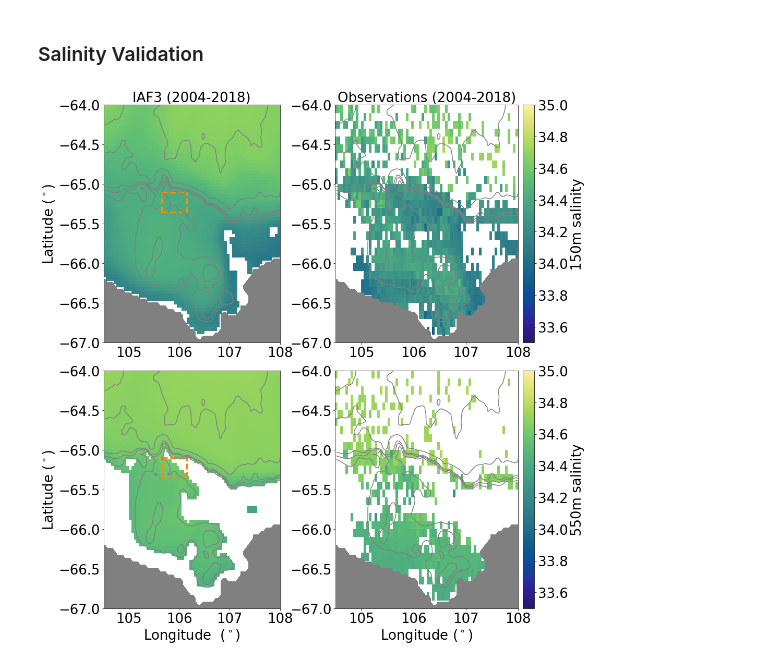
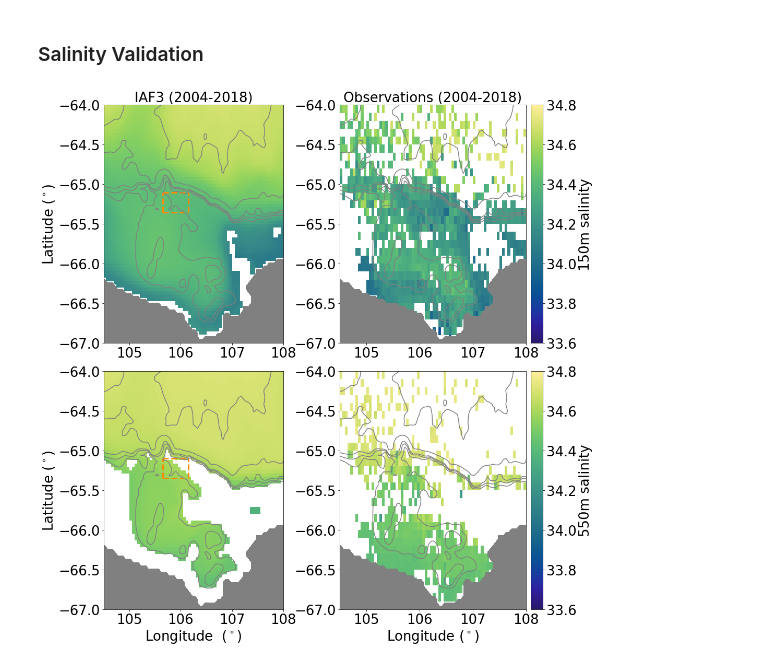
Before and after one commit to ribeiron/ScriptsChapter3, a Jupyter notebook: FigS1&S2.ipynb, the cells around one changed output. Cells and saved outputs as stored; diff of their text form; code cells hidden in the pictures.

```diff
--- a/FigS1&S2.ipynb
+++ b/FigS1&S2.ipynb
@@ -124,15 +114,0 @@ lat_slice  = slice(-75.5,-60)
-# %%
-# topography data:
-ht = cc.querying.getvar(control,'ht' , master_session,n=1)
-ht = ht.sel(yt_ocean=lat_slice).sel(xt_ocean=lon_slice)
-land_mask = np.squeeze(ht.values)*0
-land_mask[np.isnan(land_mask)] = 1
-land_mask = np.where(land_mask==1,land_mask,np.nan)
-
-# bottom cell indices:
-kmt = cc.querying.getvar(control,'kmt',master_session, n=-1)
-kmt = kmt.sel(yt_ocean=lat_slice).sel(xt_ocean=lon_slice)
-kmt = kmt.fillna(1.0).astype(int) - 1
-kmt.load()
-
-fontsize=16
@@ -745,7 +712,7 @@ ax0=plt.subplot(2,2,1)
 depth_slice = 150
 pc = plt.pcolormesh(sal_150m_avg.xt_ocean,sal_150m_avg.yt_ocean,
                         sal_150m_avg, cmap = cmocean.haline,
-                        vmin=33.5,vmax=35)
+                        vmin=33.6,vmax=34.8)
 plt.plot([-252.7,-252.7],[-65.35, -65.1],color='darkorange',linestyle='--',linewidth=3)
 plt.plot([-251.7,-251.7],[-65.35, -65.1],color='darkorange',linestyle='--',linewidth=3)
 plt.plot([-252.7,-251.7],[-65.1, -65.1],color='darkorange',linestyle='--',linewidth=3)
@@ -767,13 +734,13 @@ plt.ylim((-67, -64))
 plt.xlim((-255, -248))
         # colorbar:
 cbar=plt.colorbar(pc,orientation='vertical',extend='neither')
-cbar.ax.locator_params(nbins=8)
+cbar.ax.locator_params(nbins=7)
 cbar.set_label(str(depth_slice)+'m temperature from IAF3 ($^\circ$C)',fontsize=fontsize,labelpad=5)
 cbar.ax.tick_params(labelsize=20)
 ax0.set_xticklabels([-255+359,-254+359,-253+359,-252+359,-251+359,-250+359,-249+359,-248+359])
 
 ax1=plt.subplot(2,2,2)
-sc=plt.pcolormesh(binned_meop_sal150.lon_bin-360,binned_meop_sal150.lat_bin,binned_meop_sal150,cmap=cmocean.haline,vmin=33.5,vmax=35)
+sc=plt.pcolormesh(binned_meop_sal150.lon_bin-360,binned_meop_sal150.lat_bin,binned_meop_sal150,cmap=cmocean.haline,vmin=33.6,vmax=34.8)
 cbar = plt.colorbar(sc, orientation = 'vertical',extend = 'neither',pad=.02)
 cbar.set_label(str(depth_slice)+'m salinity',fontsize=fontsize,labelpad=5)
 cbar.ax.tick_params(labelsize=fontsize)
@@ -794,7 +761,7 @@ ax0=plt.subplot(2,2,3)
 depth_slice = 550
 pc = plt.pcolormesh(sal_550m_avg.xt_ocean,sal_550m_avg.yt_ocean,
                         sal_550m_avg, cmap = cmocean.haline,
-                        vmin=33.5,vmax=35)
+                        vmin=33.6,vmax=34.8)
 plt.plot([-252.7,-252.7],[-65.35, -65.1],color='darkorange',linestyle='--',linewidth=3)
 plt.plot([-251.7,-251.7],[-65.35, -65.1],color='darkorange',linestyle='--',linewidth=3)
 plt.plot([-252.7,-251.7],[-65.1, -65.1],color='darkorange',linestyle='--',linewidth=3)
@@ -815,35 +782,35 @@ plt.ylim((-67, -64))
 plt.xlim((-255, -248))
         # colorbar:
 cbar=plt.colorbar(pc,orientation='vertical',extend='neither')
-cbar.ax.locator_params(nbins=8)
+cbar.ax.locator_params(nbins=7)
 cbar.set_label(str(depth_slice)+'m temperature from IAF3 ($^\circ$C)',fontsize=fontsize,labelpad=5)
 cbar.ax.tick_params(labelsize=20)
 ax0.set_xticklabels([-255+359,-254+359,-253+359,-252+359,-251+359,-250+359,-249+359,-248+359])
 
 ax1=plt.subplot(2,2,4)
 
-sc=plt.pcolormesh(binned_meop_sal550.lon_bin-360,binned_meop_sal550.lat_bin,binned_meop_sal550,cmap=cmocean.haline,vmin=33.5,vmax=35)
+sc=plt.pcolormesh(binned_meop_sal550.lon_bin-360,binned_meop_sal550.lat_bin,binned_meop_sal550,cmap=cmocean.haline,vmin=33.6,vmax=34.8)
 cbar = plt.colorbar(sc, orientation = 'vertical',extend = 'neither',pad=.02)
 cbar.set_label(str(depth_slice)+'m salinity',fontsize=fontsize,labelpad=5)
 cbar.ax.tick_params(labelsize=fontsize)
 #plt.title('Observations (2004-2019)',fontsize=fontsize)
 plt.contour(ht.xt_ocean,ht.yt_ocean,ht,levels=[600,800,1000,2000,3000],colors='gray')
 plt.contourf(ht.xt_ocean,ht.yt_ocean,land_mask,colors='grey')
 plt.ylim((-67, -64))
 plt.xlim((-255, -248))
 plt.tick_params(labelsize=fontsize)
 #plt.ylabel('Latitude ($^\circ$)',fontsize=fontsize)
 plt.xlabel('Longitude ($^\circ$)',fontsize=fontsize)
 #plt.set_xticks([-255,-254,-253,-252,-251,-250,-249,-248])
 ax1.set_xticklabels([-255+359,-254+359,-253+359,-252+359,-251+359,-250+359,-249+359,-248+359])
 
 # this removes colorbar whilst maintaing figure size
 fig.delaxes(fig.axes[1])
 fig.delaxes(fig.axes[4])
 
 fig.tight_layout()
 figdir = '/g/data/v45/ns3783/ScriptsChapter3/Figures'
 filestr = figdir+'/FigS2_Figure_validation_sal.png'
 plt.savefig(filestr,dpi=600,bbox_inches='tight')
 # %% [output]
-[figure, old version]
+[figure, new version]
```
Also changed, not shown: parts of 30 cells of this notebook, 1 other file.
